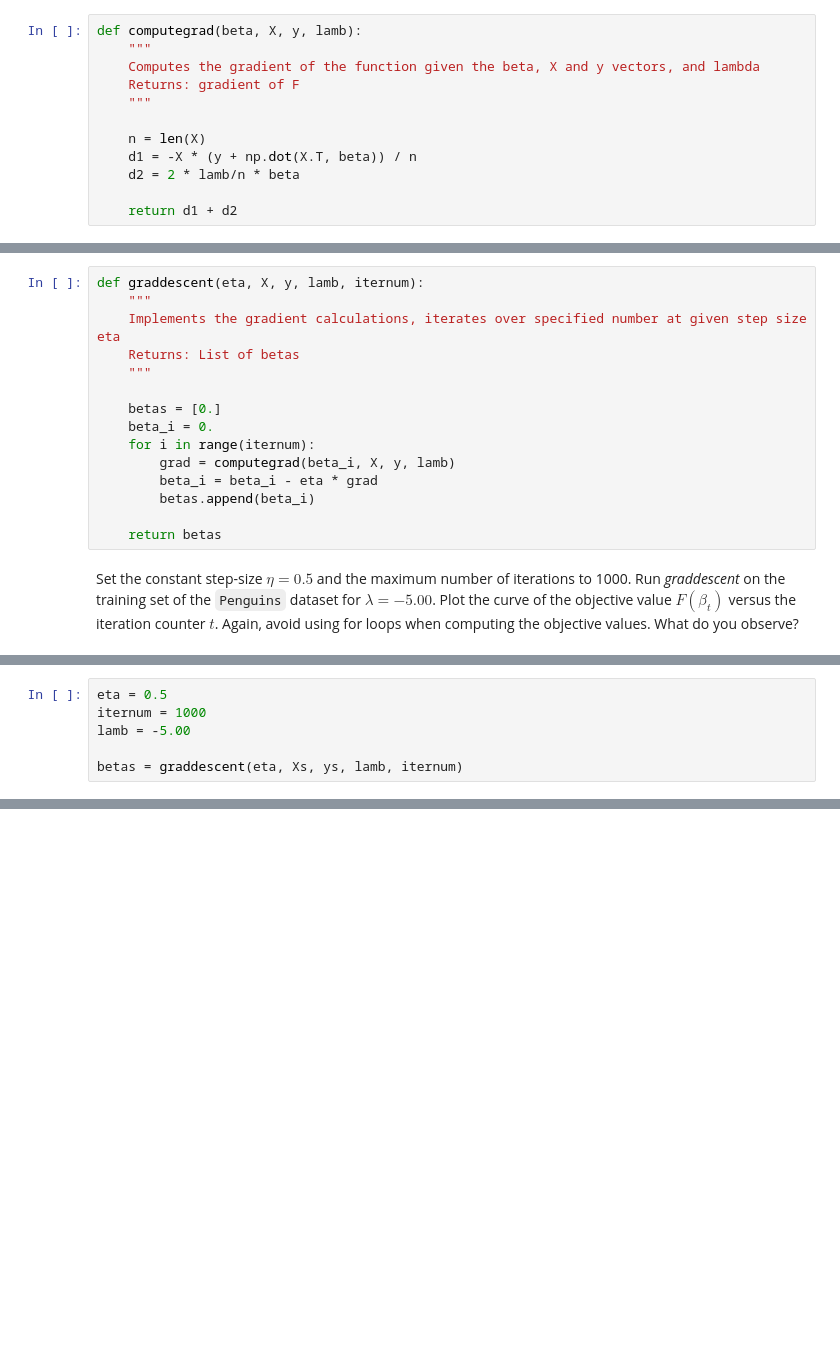
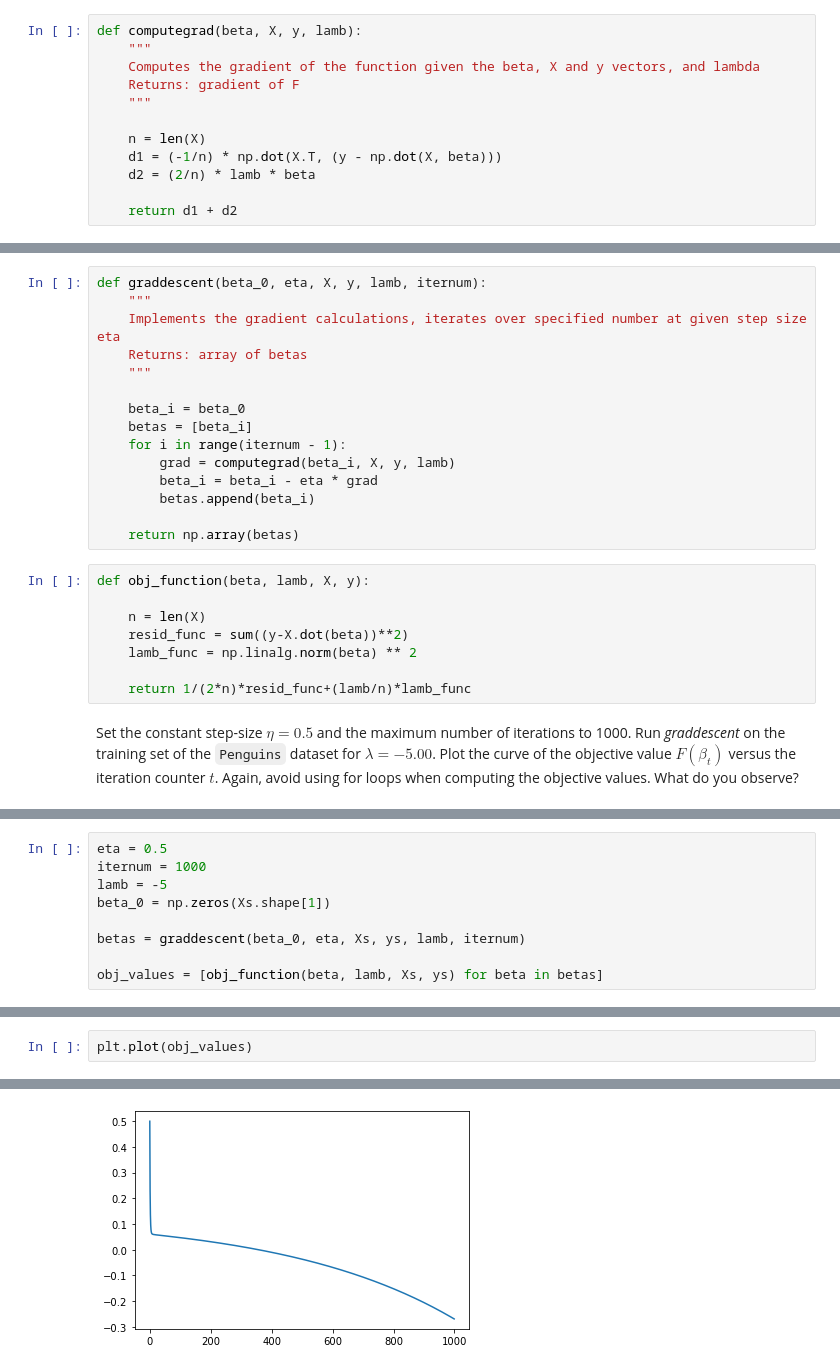
Before and after one commit to emi90/data558, a Jupyter notebook: Homework/hw2_EmilyYamauchi.ipynb, the cells around one changed output, grey strips where cells are left out. Saved outputs shown, nothing was run; the diff lists cells and outputs as text; blank space fills up the shorter version.

```diff
--- a/Homework/hw2_EmilyYamauchi.ipynb
+++ b/Homework/hw2_EmilyYamauchi.ipynb
@@ -102,26 +98,34 @@ def computegrad(beta, X, y, lamb):
     """
 
     n = len(X)
-    d1 = -X * (y + np.dot(X.T, beta)) / n
-    d2 = 2 * lamb/n * beta
+    d1 = (-1/n) * np.dot(X.T, (y - np.dot(X, beta)))
+    d2 = (2/n) * lamb * beta
 
     return d1 + d2
 # %% [markdown]
 Write a function *graddescent* that implements the gradient descent algorithm described in Algorithm 1. The function *graddescent* calls the function *computegrad* as a subroutine. The function takes as input the initial point, the constant step-size value, and the maximum number of iterations. The stopping criterion is the maximum number of iterations.
 # %%
-def graddescent(eta, X, y, lamb, iternum):
+def graddescent(beta_0, eta, X, y, lamb, iternum):
     """
     Implements the gradient calculations, iterates over specified number at given step size eta
-    Returns: List of betas
+    Returns: array of betas
     """
 
-    betas = [0.]
-    beta_i = 0.
-    for i in range(iternum):
+    beta_i = beta_0
+    betas = [beta_i]
+    for i in range(iternum - 1):
         grad = computegrad(beta_i, X, y, lamb)
         beta_i = beta_i - eta * grad
         betas.append(beta_i)
 
-    return betas
+    return np.array(betas)
+# %%
+def obj_function(beta, lamb, X, y):
+
+    n = len(X)
+    resid_func = sum((y-X.dot(beta))**2)
+    lamb_func = np.linalg.norm(beta) ** 2
+
+    return 1/(2*n)*resid_func+(lamb/n)*lamb_func
 # %% [markdown]
 Set the constant step-size $\eta=0.5$ and the maximum number of iterations to 1000. Run *graddescent* on the training set of the `Penguins` dataset for $\lambda=-5.00$. Plot the curve of the objective value $F(\beta_t)$ versus the iteration counter $t$. Again, avoid using for loops when computing the objective values. What do you observe?
@@ -128,6 +135,9 @@ Set the constant step-size $\eta=0.5$ and the maximum number of iterations to 10
 # %%
 eta = 0.5
 iternum = 1000
-lamb = -5.00
+lamb = -5
+beta_0 = np.zeros(Xs.shape[1])
 
-betas = graddescent(eta, Xs, ys, lamb, iternum)
+betas = graddescent(beta_0, eta, Xs, ys, lamb, iternum)
+
+obj_values = [obj_function(beta, lamb, Xs, ys) for beta in betas]
@@ -135,0 +144,3 @@ ValueError: operands could not be broadcast together with shapes (249,8) (8,249)
+# %%
+plt.plot(obj_values)
+# %% [output]
@@ -135,0 +148 @@ ValueError: operands could not be broadcast together with shapes (249,8) (8,249)
+[figure, added]
```
Also changed, not shown: parts of 64 cells of this notebook.
